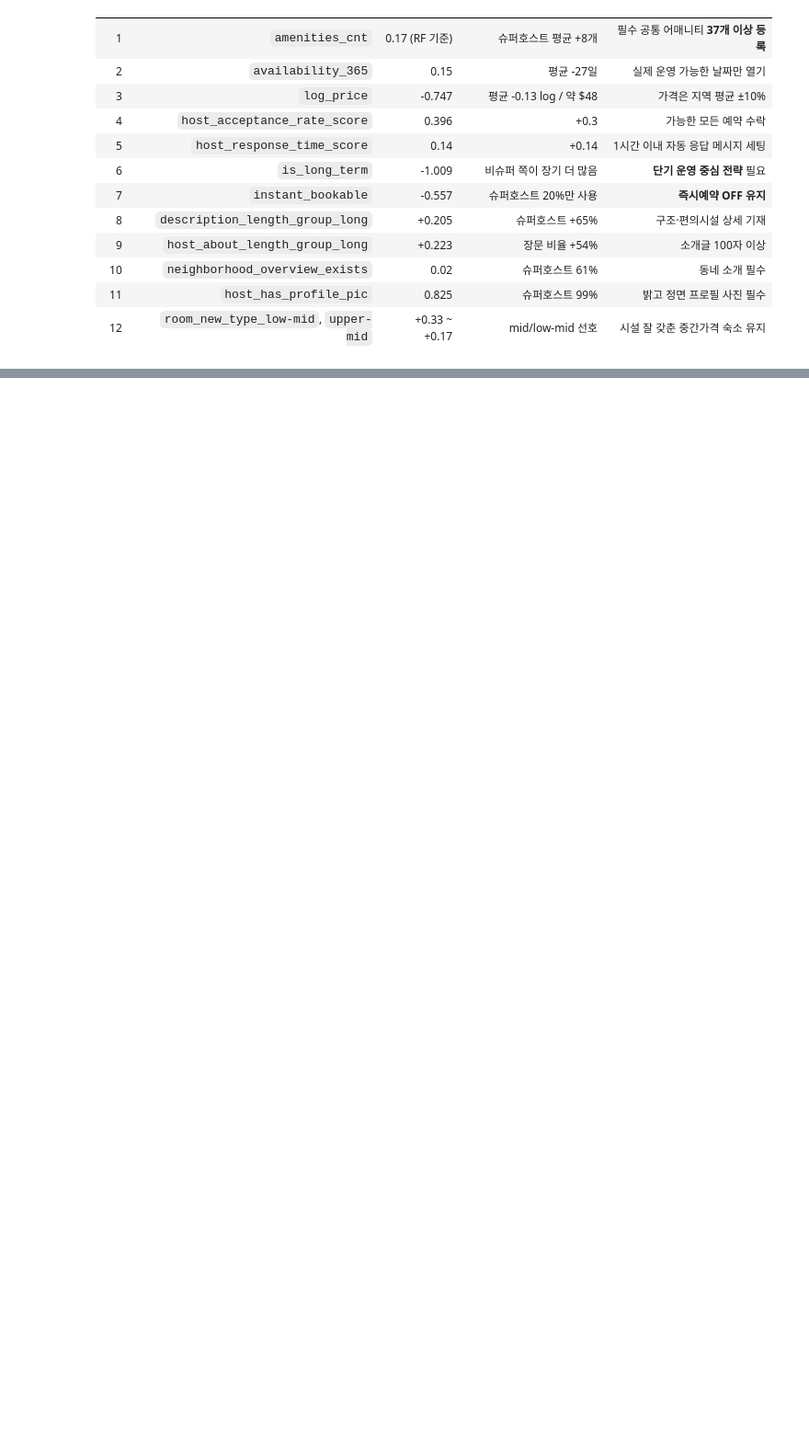
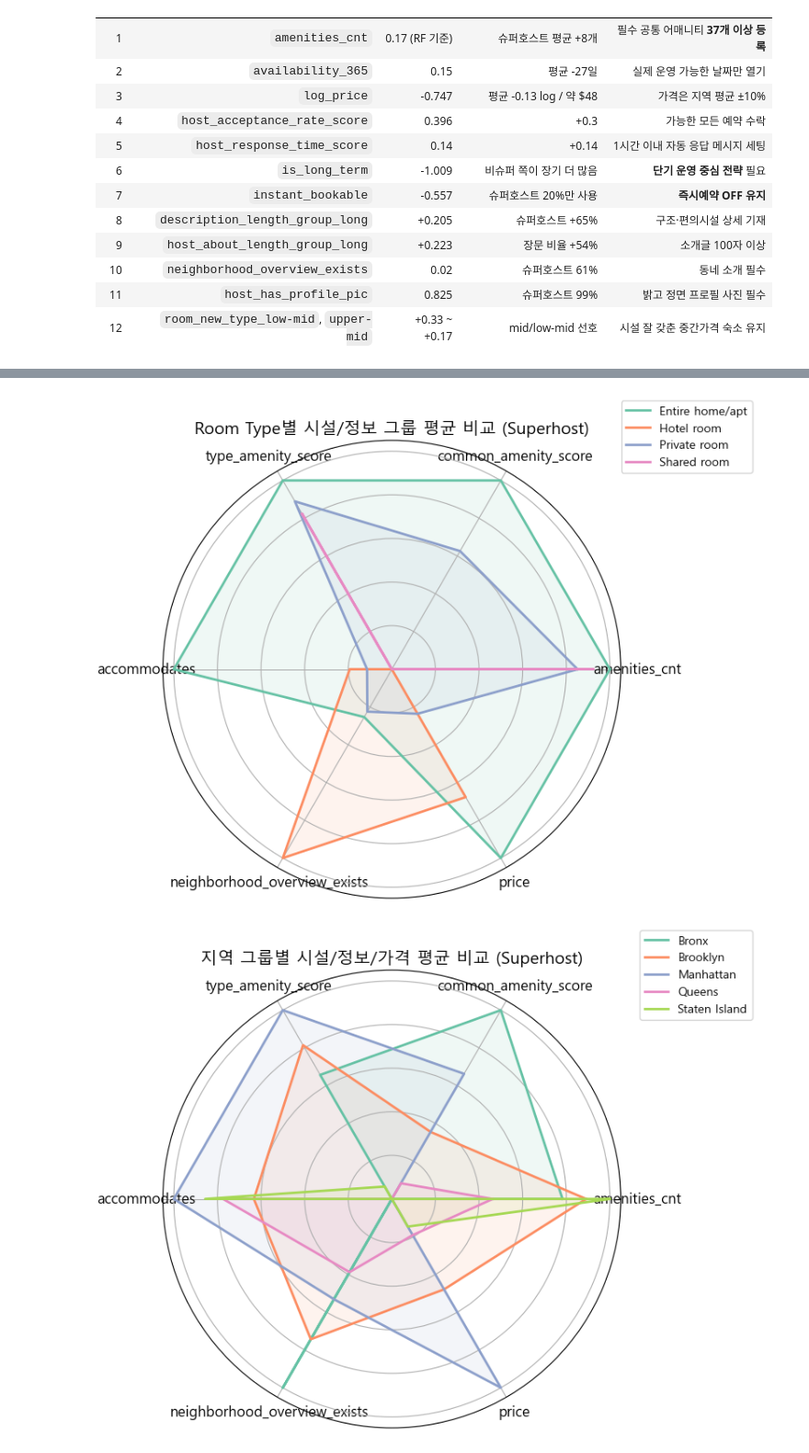
Before and after one commit to jiwon512/advanced_project, a Jupyter notebook: hayoung/2/superhost.ipynb, the cells around one changed output, grey strips where cells are left out. Shown at 92% size. Cells and saved outputs as stored; diff of their text form; code cells hidden in the pictures; blank space fills up the shorter version.

```diff
--- a/hayoung/2/superhost.ipynb
+++ b/hayoung/2/superhost.ipynb
@@ -1656,0 +1730,55 @@ See the caveats in the documentation: https://pandas.pydata.org/pandas-docs/stab
+# %%
+import pandas as pd
+import numpy as np
+import matplotlib.pyplot as plt
+from sklearn.preprocessing import LabelEncoder
+
+# 슈퍼호스트만 필터링
+df_super = df[df['host_is_superhost'] == 1].copy()
+
+# 범주형 변수 숫자 인코딩
+cat_cols = ['room_new_type', 'host_about_length_group', 'name_length_group', 'description_length_group']
+for col in cat_cols:
+    if df_super[col].dtype == 'object':
+        le = LabelEncoder()
+        df_super[col] = le.fit_transform(df_super[col].astype(str))
+
+def plot_radar_chart(df, group_col, value_cols, title):
+    group_means = df.groupby(group_col)[value_cols].mean()
+    group_means_norm = (group_means - group_means.min()) / (group_means.max() - group_means.min())
+
+    labels = value_cols
+    num_vars = len(labels)
+    angles = np.linspace(0, 2 * np.pi, num_vars, endpoint=False).tolist()
+    angles += angles[:1]
+
+    colors = plt.cm.Set2.colors
+
+    fig, ax = plt.subplots(figsize=(8, 6), subplot_kw=dict(polar=True))
+
+    for i, (idx, row) in enumerate(group_means_norm.iterrows()):
+        values = row.tolist() + row.tolist()[:1]
+        ax.plot(angles, values, label=idx, color=colors[i % len(colors)], linewidth=2)
+        ax.fill(angles, values, alpha=0.1, color=colors[i % len(colors)])
+
+    ax.set_xticks(angles[:-1])
+    ax.set_xticklabels(labels, fontsize=12)
+    ax.set_yticklabels([])
+    ax.set_title(title, fontsize=14)
+    ax.legend(loc='upper right', bbox_to_anchor=(1.3, 1.1))
+    plt.tight_layout()
+    plt.show()
+
+# ① 시설/정보 그룹
+facility_info_cols = ['amenities_cnt', 'common_amenity_score', 'type_amenity_score', 'accommodates', 'neighborhood_overview_exists','price']
+plot_radar_chart(df_super, 'room_type', facility_info_cols, 'Room Type별 시설/정보 그룹 평균 비교 (Superhost)')
+
+value_cols = ['amenities_cnt','common_amenity_score','type_amenity_score','accommodates','neighborhood_overview_exists','price']
+plot_radar_chart(df_super, 'neighbourhood_group_cleansed', value_cols, '지역 그룹별 시설/정보/가격 평균 비교 (Superhost)')
+
+
+host_profile_cols = ['host_has_profile_pic', 'host_identity_verified', 'host_about_length_group', 'name_length_group', 'description_length_group','neighborhood_overview_exists']
+plot_radar_chart(df_super, 'neighbourhood_group_cleansed', host_profile_cols, '지역 그룹별 호스트 프로필 그룹 평균 비교 (Superhost)')
+# %% [output]
+[figure, added]
+[figure, added]
```
Also changed, not shown: parts of 28 cells of this notebook.
